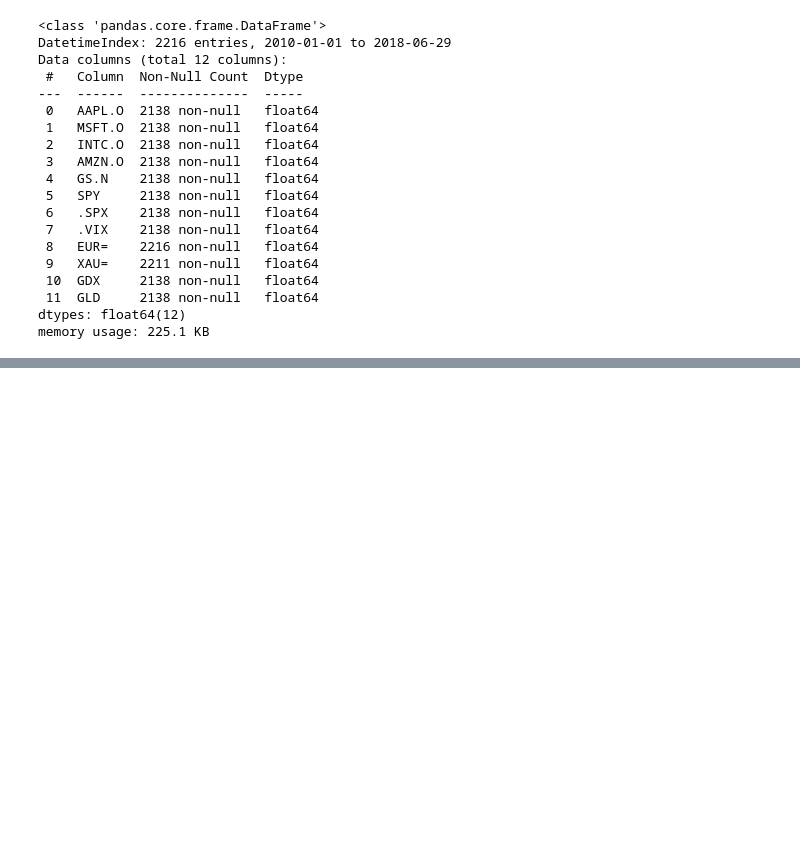
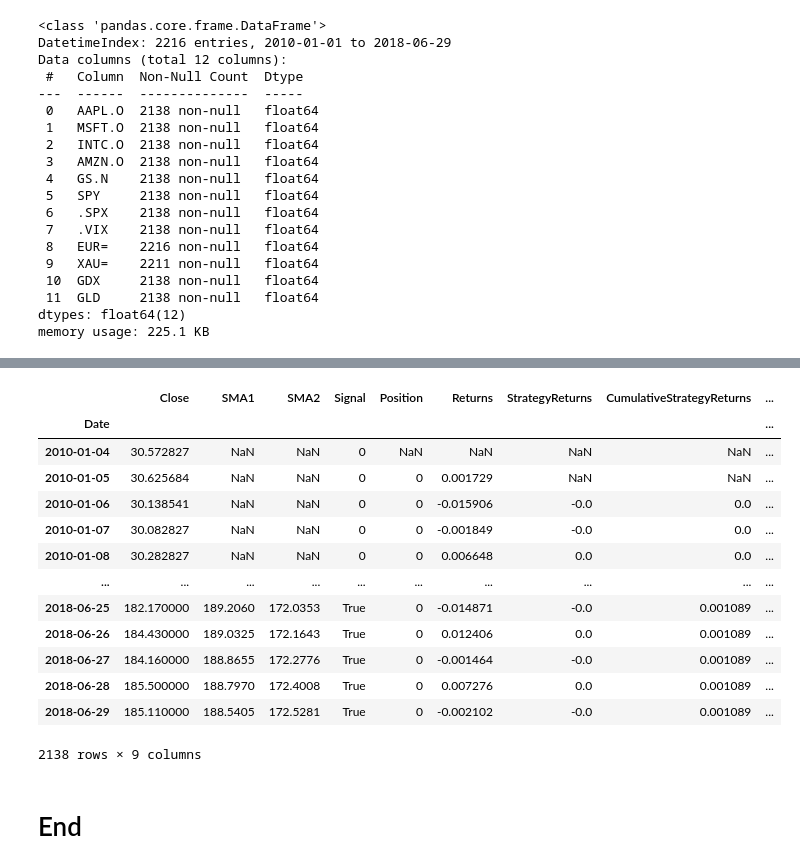
Before and after one commit to newsesame/GeneticAlgo_MovingAverageStrat, a Jupyter notebook: SMA.ipynb, the cells around one changed output, grey strips where cells are left out. Drawn from its saved outputs; the diff is of its cells as text; code cells hidden in the pictures; blank space fills up the shorter version.

```diff
--- a/SMA.ipynb
+++ b/SMA.ipynb
@@ -257,27 +82,0 @@ KeyError: 'AAPL.O'
-# %%
-# Plot the stock price and the fast/slow moving averages
-plt.figure(figsize=(12, 6))
-plt.plot(data['Close'], label='Close Price')
-plt.plot(data['Fast_MA'], label='Fast MA (50 days)')
-plt.plot(data['Slow_MA'], label='Slow MA (200 days)')
-plt.title('Moving Average Crossover Trading Strategy')
-plt.legend()
-
-plt.show()
-
-# Plot the trading signals
-plt.figure(figsize=(12, 6))
-plt.plot(data['Signal'], label='Trading Signal', marker='o', linestyle='')
-plt.title('Trading Signals')
-plt.legend()
-
-plt.show()
-
-# Plot the cumulative returns of the trading strategy
-data['Cumulative_Return'] = (1 + data['Return']).cumprod()
-plt.figure(figsize=(12, 6))
-plt.plot(data['Cumulative_Return'], label='Cumulative Return')
-plt.title('Cumulative Returns of the Trading Strategy')
-plt.legend()
-
-plt.show()
@@ -286,0 +132,6 @@ KeyError: 'Close'
+# %%
+# Calculate daily returns of the USD/ZAR pair
+data['Returns'] = data['Close'].pct_change()
+# Calculate strategy returns
+data['StrategyReturns'] = data['Returns'] * data['Position'].shift(1)
+data.head()
@@ -286,0 +146,22 @@ KeyError: 'Close'
+# %%
+# Calculate cumulative returns for the strategy and buy-and-hold
+data['CumulativeStrategyReturns'] = (1 + data['StrategyReturns']).cumprod() - 1
+data['CumulativeBuyHoldReturns'] = (1 + data['Returns']).cumprod() - 1
+data
+# %% [output]
+|  | Close | SMA1 | SMA2 | Signal | Position | Returns | StrategyReturns | CumulativeStrategyReturns | ... |
+| Date |  |  |  |  |  |  |  |  | ... |
+| 2010-01-04 | 30.572827 | NaN | NaN | 0 | NaN | NaN | NaN | NaN | ... |
+| 2010-01-05 | 30.625684 | NaN | NaN | 0 | 0 | 0.001729 | NaN | NaN | ... |
+| 2010-01-06 | 30.138541 | NaN | NaN | 0 | 0 | -0.015906 | -0.0 | 0.0 | ... |
+| 2010-01-07 | 30.082827 | NaN | NaN | 0 | 0 | -0.001849 | -0.0 | 0.0 | ... |
+| 2010-01-08 | 30.282827 | NaN | NaN | 0 | 0 | 0.006648 | 0.0 | 0.0 | ... |
+| ... | ... | ... | ... | ... | ... | ... | ... | ... | ... |
+| 2018-06-25 | 182.170000 | 189.2060 | 172.0353 | True | 0 | -0.014871 | -0.0 | 0.001089 | ... |
+| 2018-06-26 | 184.430000 | 189.0325 | 172.1643 | True | 0 | 0.012406 | 0.0 | 0.001089 | ... |
+| 2018-06-27 | 184.160000 | 188.8655 | 172.2776 | True | 0 | -0.001464 | -0.0 | 0.001089 | ... |
+| 2018-06-28 | 185.500000 | 188.7970 | 172.4008 | True | 0 | 0.007276 | 0.0 | 0.001089 | ... |
+| 2018-06-29 | 185.110000 | 188.5405 | 172.5281 | True | 0 | -0.002102 | -0.0 | 0.001089 | ... |
+2138 rows × 9 columns
+# %% [markdown]
+# End
```
Also changed, not shown: parts of 23 cells of this notebook, 5 other files.
